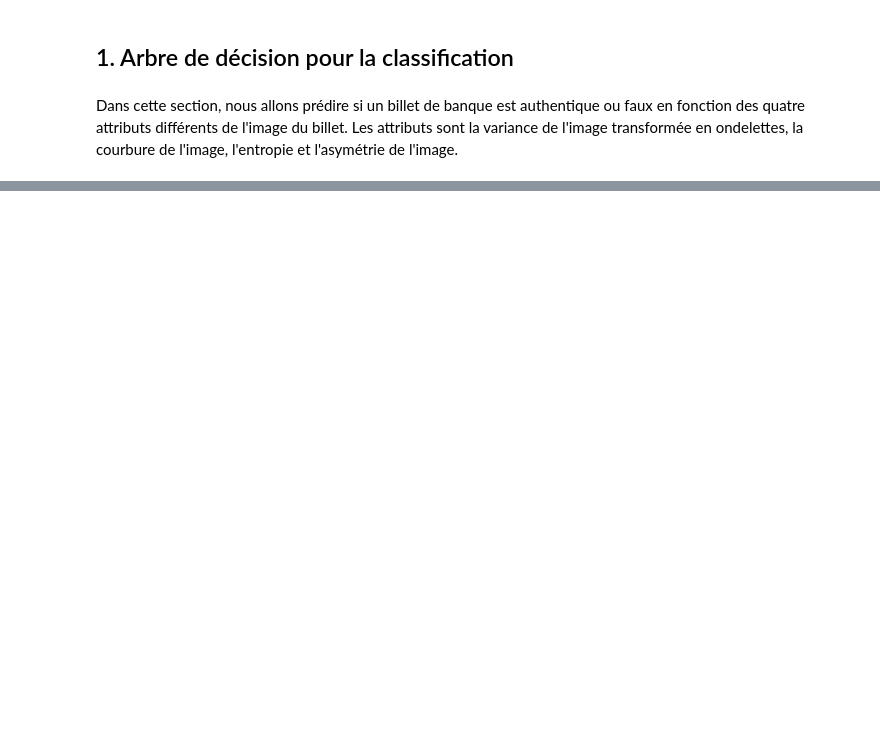
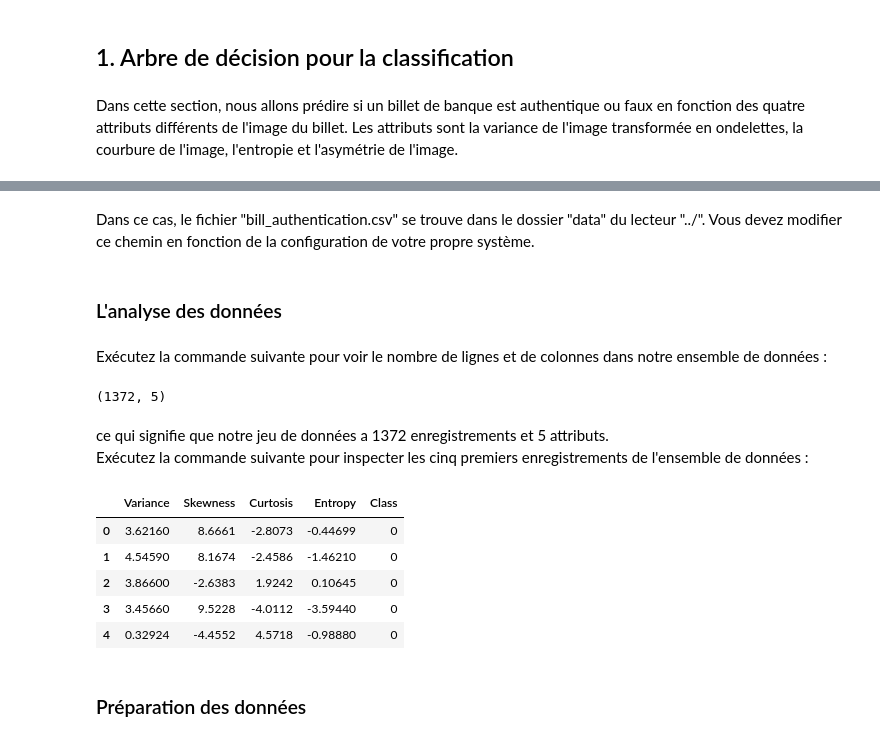
Before and after one commit to meeedbkr/MACHINE-LEARNING-MST-IMSC, a Jupyter notebook: notebooks/ML_TP1.ipynb, the cells around one changed output, grey strips where cells are left out. Saved outputs shown, nothing was run; the diff lists cells and outputs as text; code cells hidden in the pictures; blank space fills up the shorter version.

```diff
--- a/notebooks/ML_TP1.ipynb
+++ b/notebooks/ML_TP1.ipynb
@@ -332,0 +464,30 @@ l'asymétrie de l'image.
+# %%
+dataset = pd.read_csv("../data/bill_authentication.csv")
+# %% [markdown]
+Dans ce cas, le fichier "bill_authentication.csv" se trouve dans le dossier "data" du lecteur
+"../". Vous devez modifier ce chemin en fonction de la configuration de votre propre système.
+# %% [markdown]
+### L'analyse des données
+# %% [markdown]
+Exécutez la commande suivante pour voir le nombre de lignes et de colonnes dans notre
+ensemble de données :
+# %%
+dataset.shape
+# %% [output]
+(1372, 5)
+# %% [markdown]
+ce qui signifie que notre jeu de données a 1372 enregistrements
+et 5 attributs. \
+Exécutez la commande suivante pour inspecter les cinq premiers enregistrements de
+l'ensemble de données :
+# %%
+dataset.head()
+# %% [output]
+|  | Variance | Skewness | Curtosis | Entropy | Class |
+| 0 | 3.62160 | 8.6661 | -2.8073 | -0.44699 | 0 |
+| 1 | 4.54590 | 8.1674 | -2.4586 | -1.46210 | 0 |
+| 2 | 3.86600 | -2.6383 | 1.9242 | 0.10645 | 0 |
+| 3 | 3.45660 | 9.5228 | -4.0112 | -3.59440 | 0 |
+| 4 | 0.32924 | -4.4552 | 4.5718 | -0.98880 | 0 |
+# %% [markdown]
+### Préparation des données
```
Also changed, not shown: parts of 54 cells of this notebook.
